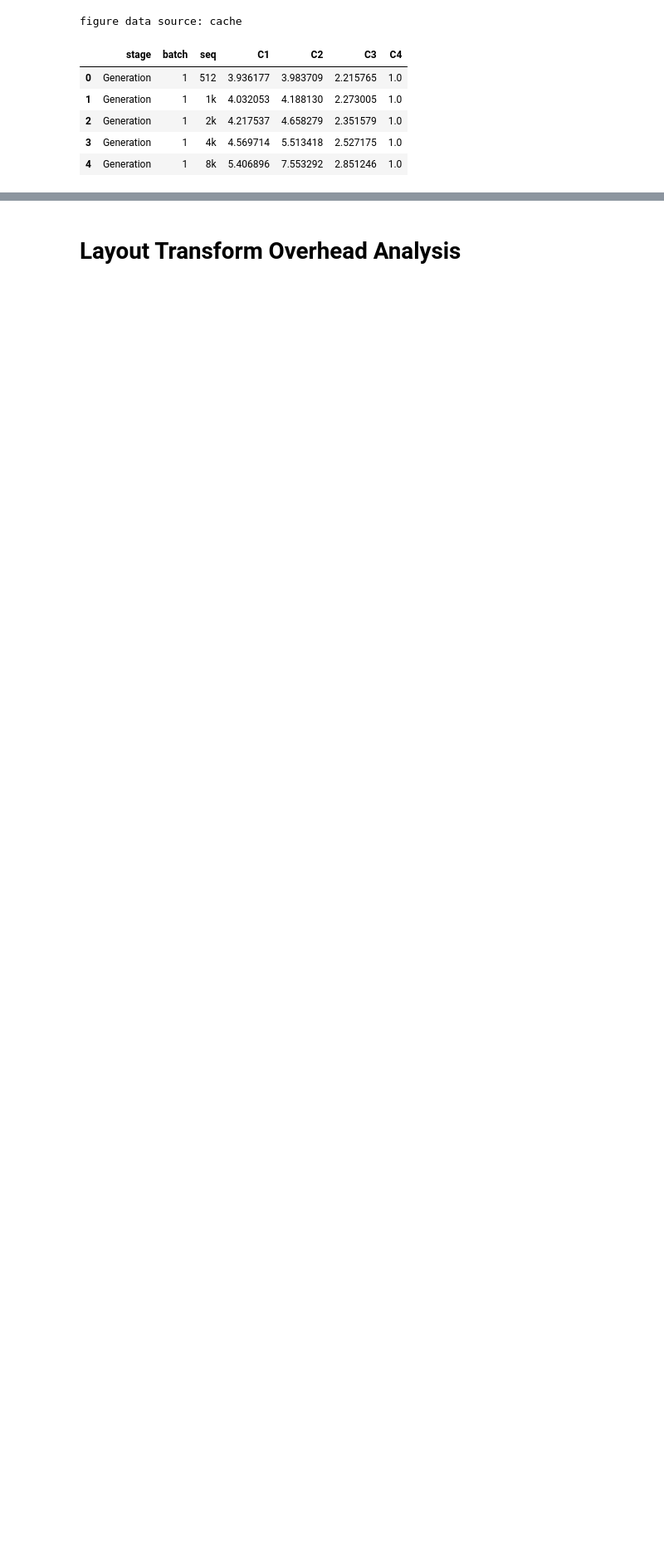
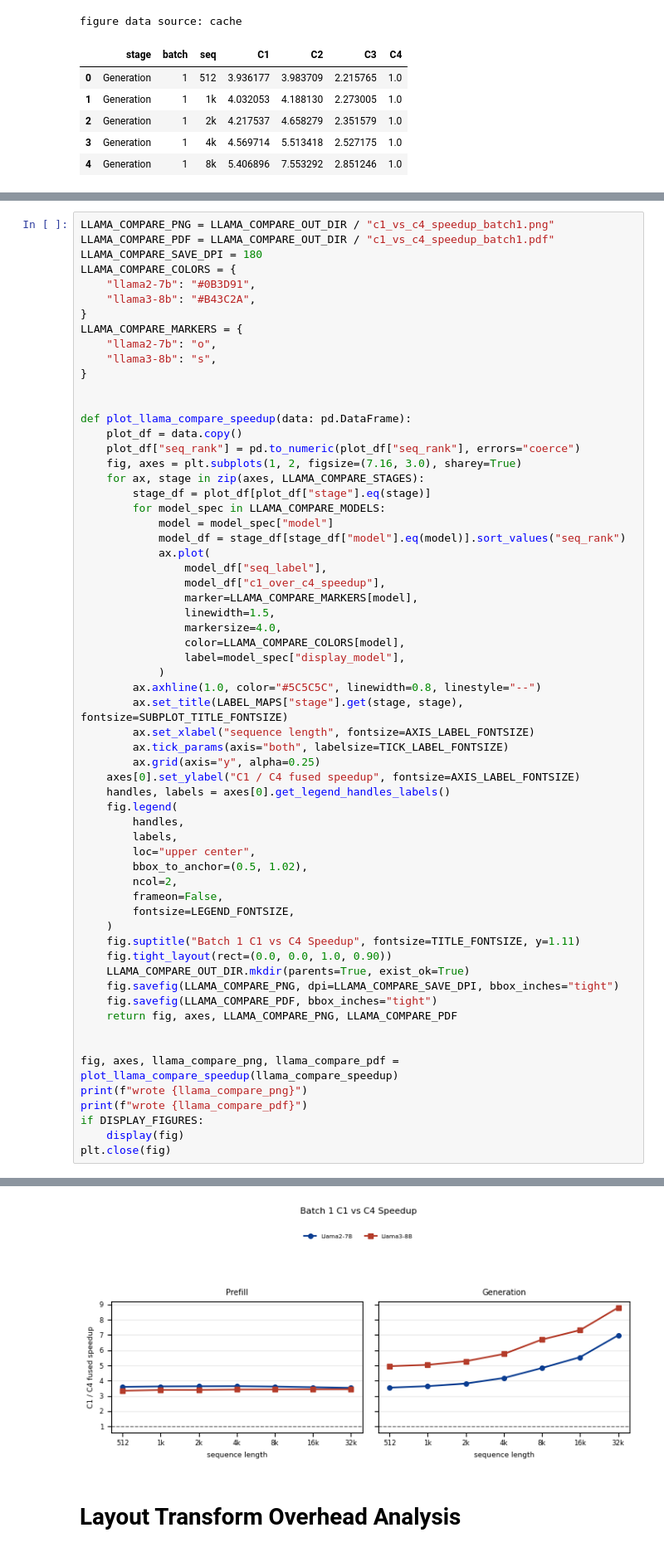
Before and after one commit to jang1664/vortex, a Jupyter notebook: analysis_workspace/latency_on_hw/plot.ipynb, the cells around one changed output, grey strips where cells are left out. Shown at 83% size. Saved outputs shown, nothing was run; the diff lists cells and outputs as text; blank space fills up the shorter version.

```diff
--- a/analysis_workspace/latency_on_hw/plot.ipynb
+++ b/analysis_workspace/latency_on_hw/plot.ipynb
@@ -1322,0 +1741,63 @@ if DRAW_FIGURES:
+# %%
+LLAMA_COMPARE_PNG = LLAMA_COMPARE_OUT_DIR / "c1_vs_c4_speedup_batch1.png"
+LLAMA_COMPARE_PDF = LLAMA_COMPARE_OUT_DIR / "c1_vs_c4_speedup_batch1.pdf"
+LLAMA_COMPARE_SAVE_DPI = 180
+LLAMA_COMPARE_COLORS = {
+    "llama2-7b": "#0B3D91",
+    "llama3-8b": "#B43C2A",
+}
+LLAMA_COMPARE_MARKERS = {
+    "llama2-7b": "o",
+    "llama3-8b": "s",
+}
+
+
+def plot_llama_compare_speedup(data: pd.DataFrame):
+    plot_df = data.copy()
+    plot_df["seq_rank"] = pd.to_numeric(plot_df["seq_rank"], errors="coerce")
+    fig, axes = plt.subplots(1, 2, figsize=(7.16, 3.0), sharey=True)
+    for ax, stage in zip(axes, LLAMA_COMPARE_STAGES):
+        stage_df = plot_df[plot_df["stage"].eq(stage)]
+        for model_spec in LLAMA_COMPARE_MODELS:
+            model = model_spec["model"]
+            model_df = stage_df[stage_df["model"].eq(model)].sort_values("seq_rank")
+            ax.plot(
+                model_df["seq_label"],
+                model_df["c1_over_c4_speedup"],
+                marker=LLAMA_COMPARE_MARKERS[model],
+                linewidth=1.5,
+                markersize=4.0,
+                color=LLAMA_COMPARE_COLORS[model],
+                label=model_spec["display_model"],
+            )
+        ax.axhline(1.0, color="#5C5C5C", linewidth=0.8, linestyle="--")
+        ax.set_title(LABEL_MAPS["stage"].get(stage, stage), fontsize=SUBPLOT_TITLE_FONTSIZE)
+        ax.set_xlabel("sequence length", fontsize=AXIS_LABEL_FONTSIZE)
+        ax.tick_params(axis="both", labelsize=TICK_LABEL_FONTSIZE)
+        ax.grid(axis="y", alpha=0.25)
+    axes[0].set_ylabel("C1 / C4 fused speedup", fontsize=AXIS_LABEL_FONTSIZE)
+    handles, labels = axes[0].get_legend_handles_labels()
+    fig.legend(
+        handles,
+        labels,
+        loc="upper center",
+        bbox_to_anchor=(0.5, 1.02),
+        ncol=2,
+        frameon=False,
+        fontsize=LEGEND_FONTSIZE,
+    )
+    fig.suptitle("Batch 1 C1 vs C4 Speedup", fontsize=TITLE_FONTSIZE, y=1.11)
+    fig.tight_layout(rect=(0.0, 0.0, 1.0, 0.90))
+    LLAMA_COMPARE_OUT_DIR.mkdir(parents=True, exist_ok=True)
+    fig.savefig(LLAMA_COMPARE_PNG, dpi=LLAMA_COMPARE_SAVE_DPI, bbox_inches="tight")
+    fig.savefig(LLAMA_COMPARE_PDF, bbox_inches="tight")
+    return fig, axes, LLAMA_COMPARE_PNG, LLAMA_COMPARE_PDF
+
+
+fig, axes, llama_compare_png, llama_compare_pdf = plot_llama_compare_speedup(llama_compare_speedup)
+print(f"wrote {llama_compare_png}")
+print(f"wrote {llama_compare_pdf}")
+if DISPLAY_FIGURES:
+    display(fig)
+plt.close(fig)
+# %% [output]
@@ -1323,3 +1806,4 @@ if DRAW_FIGURES:
+[figure, added]
 # %% [markdown]
 # Layout Transform Overhead Analysis
 # %% [markdown]
```
Also changed, not shown: parts of 11 cells of this notebook.
